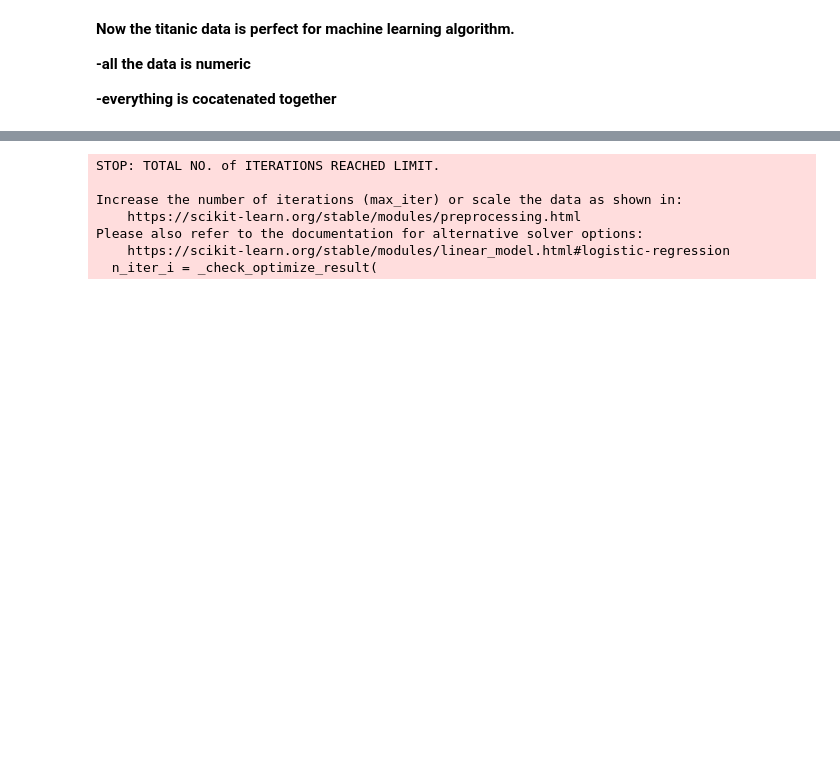
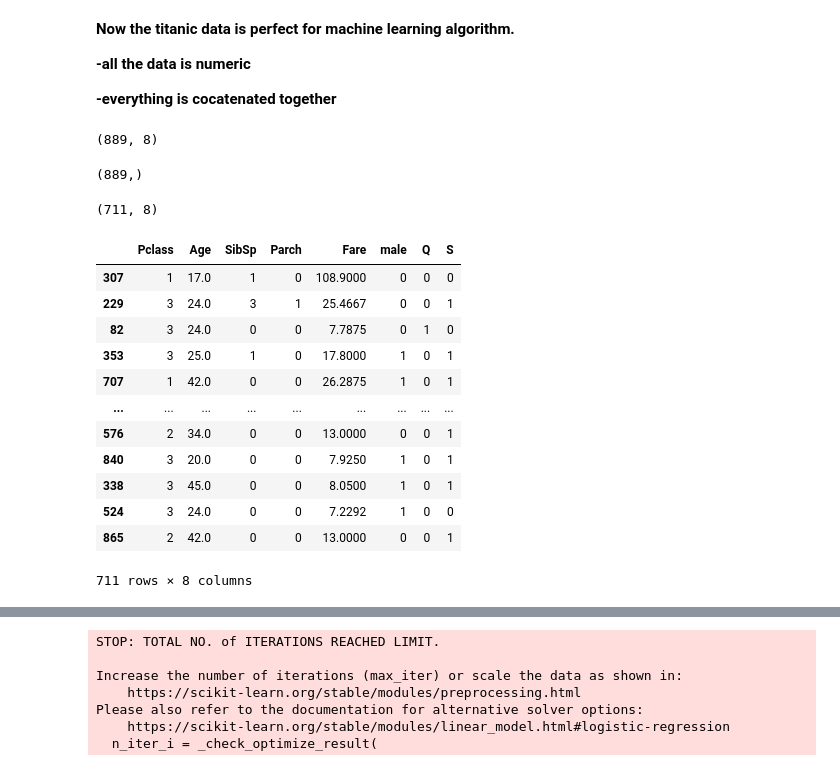
Before and after one commit to nadeem53/Titanic_data, a Jupyter notebook: data_1.ipynb, the cells around one changed output, grey strips where cells are left out. Saved outputs shown, nothing was run; the diff lists cells and outputs as text; code cells hidden in the pictures; blank space fills up the shorter version.

```diff
--- a/data_1.ipynb
+++ b/data_1.ipynb
@@ -233,9 +237,31 @@ y = titanic_data['Survived']
 # use x and y variable to split the training data into train and test set.
 from sklearn.model_selection import train_test_split
 x_train,x_test,y_train,y_test = train_test_split(x,y, test_size=0.20, random_state = 101)
-# %%
-from sklearn.ensemble import GradientBoostingClassifier
-
-gbm = GradientBoostingClassifier()
-gbm.fit(x_train, y_train)
-y_pred = gbm.predict(x_test)
+# %%
+x.shape
+# %% [output]
+(889, 8)
+# %%
+y.shape
+# %% [output]
+(889,)
+# %%
+x_train.shape
+# %% [output]
+(711, 8)
+# %%
+x_train
+# %% [output]
+|  | Pclass | Age | SibSp | Parch | Fare | male | Q | S |
+| 307 | 1 | 17.0 | 1 | 0 | 108.9000 | 0 | 0 | 0 |
+| 229 | 3 | 24.0 | 3 | 1 | 25.4667 | 0 | 0 | 1 |
+| 82 | 3 | 24.0 | 0 | 0 | 7.7875 | 0 | 1 | 0 |
+| 353 | 3 | 25.0 | 1 | 0 | 17.8000 | 1 | 0 | 1 |
+| 707 | 1 | 42.0 | 0 | 0 | 26.2875 | 1 | 0 | 1 |
+| ... | ... | ... | ... | ... | ... | ... | ... | ... |
+| 576 | 2 | 34.0 | 0 | 0 | 13.0000 | 0 | 0 | 1 |
+| 840 | 3 | 20.0 | 0 | 0 | 7.9250 | 1 | 0 | 1 |
+| 338 | 3 | 45.0 | 0 | 0 | 8.0500 | 1 | 0 | 1 |
+| 524 | 3 | 24.0 | 0 | 0 | 7.2292 | 1 | 0 | 0 |
+| 865 | 2 | 42.0 | 0 | 0 | 13.0000 | 0 | 0 | 1 |
+711 rows × 8 columns
```
Also changed, not shown: parts of 14 cells of this notebook.
